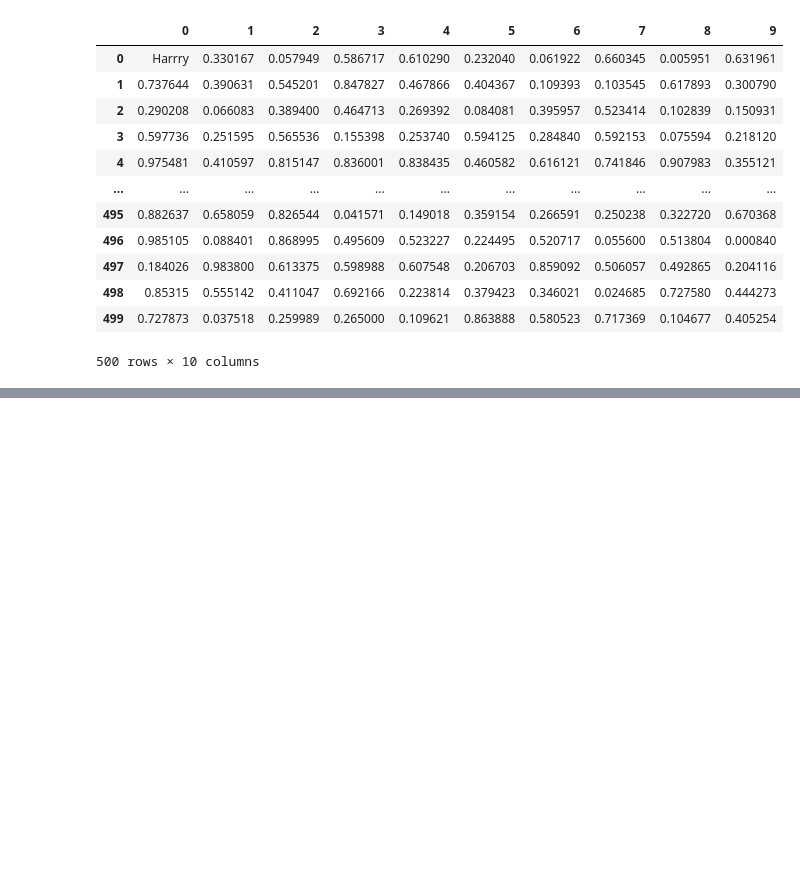
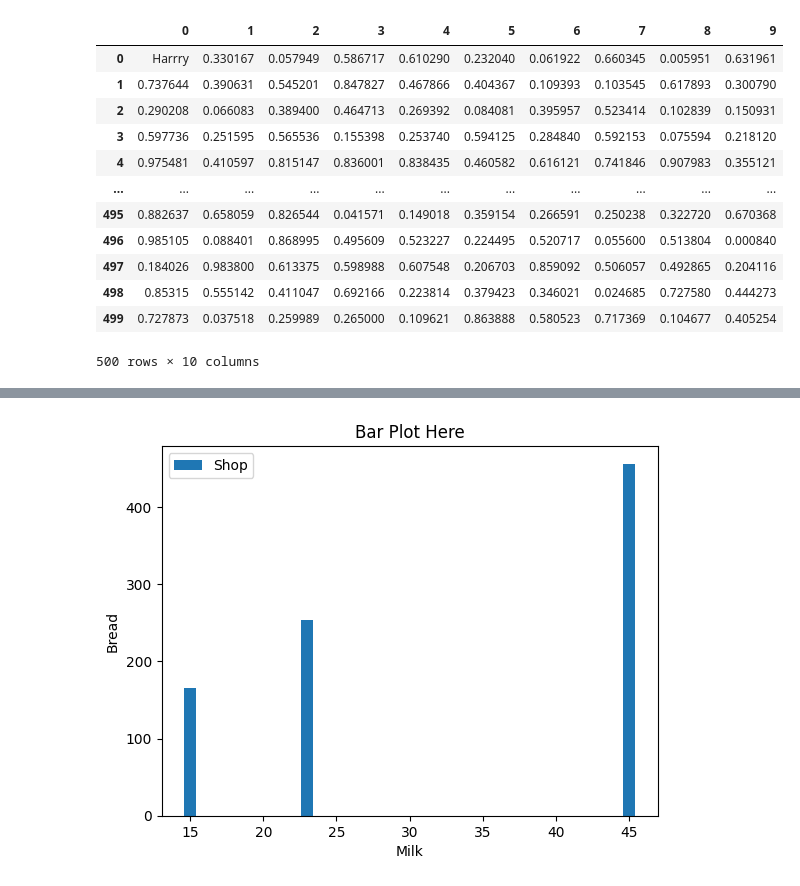
Before and after one commit to Zaibi-Here/Python-DSAI, a Jupyter notebook: Machine Learning/ML_Libraraies.ipynb, the cells around one changed output, grey strips where cells are left out. Cells and saved outputs as stored; diff of their text form; code cells hidden in the pictures; blank space fills up the shorter version.

```diff
--- a/Machine Learning/ML_Libraraies.ipynb
+++ b/Machine Learning/ML_Libraraies.ipynb
@@ -738,0 +895,15 @@ Newdf
+# %%
+import matplotlib.pyplot as plt
+
+Milk = [15,23,23,23,45]
+Bread = [165,243,253,233,456]
+
+plt.bar(Milk,Bread, label="Shop")  #Creating the Bar Plot
+plt.title('Bar Plot Here') #title
+plt.xlabel("Milk") # X Label
+plt.ylabel("Bread") # Y Label
+
+plt.legend()
+plt.show()
+# %% [output]
+[figure, added]
```
Also changed, not shown: parts of 30 cells of this notebook.
